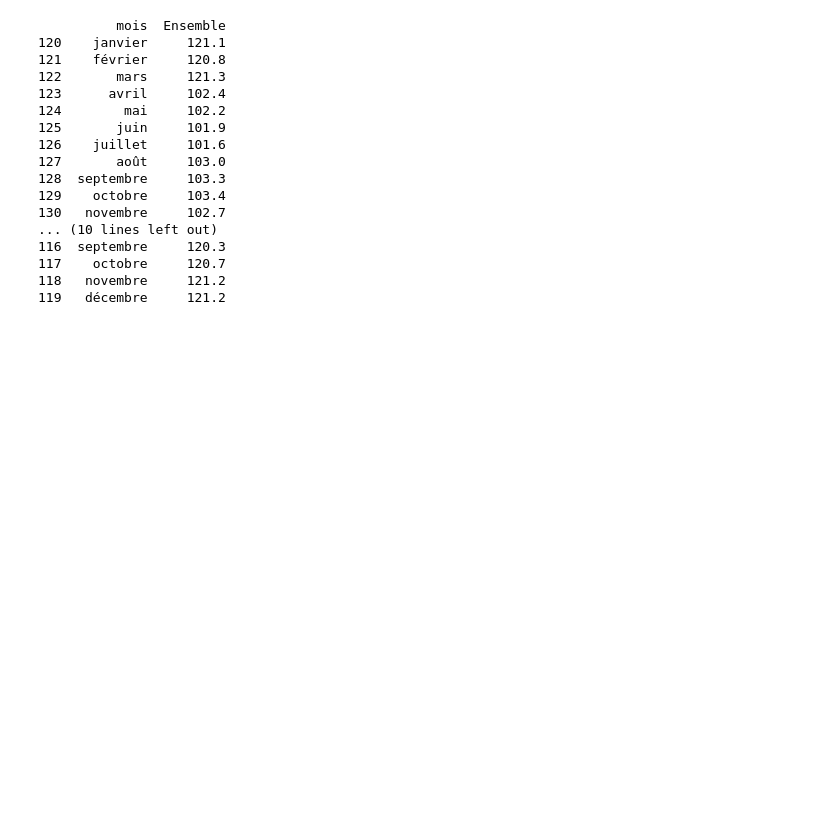
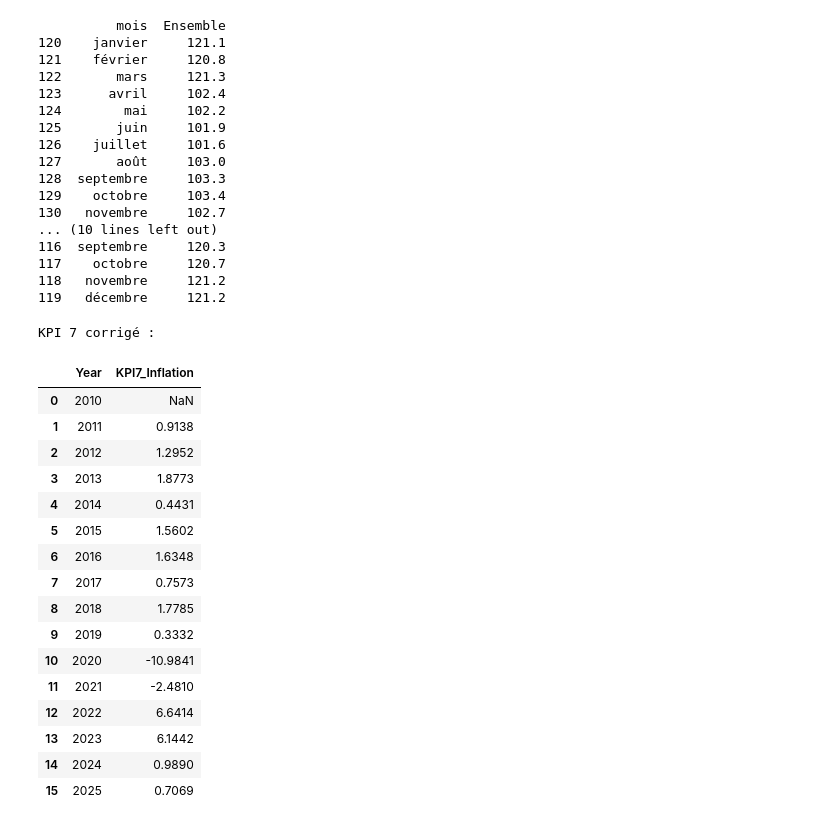
Before and after one commit to JanahAsmae/liberalisation-regime-change-maroc, a Jupyter notebook: notebooks/calcul_kpi.ipynb, the cells around one changed output. Saved outputs shown, nothing was run; the diff lists cells and outputs as text; code cells hidden in the pictures; blank space fills up the shorter version.

```diff
--- a/notebooks/calcul_kpi.ipynb
+++ b/notebooks/calcul_kpi.ipynb
@@ -542,3 +607,50 @@ print(ipc_c[ipc_c['annee'] == 2019][['mois', 'Ensemble']].to_string())
 117    octobre     120.7
 118   novembre     121.2
 119   décembre     121.2
+# %%
+# KPI 7 corrigé — utiliser uniquement les données post-rebasage
+# On calcule l'inflation à partir de la variation mensuelle
+# glissante sur 12 mois pour éviter le problème de rebasage
+
+ipc_c = dfs_dict['ipc_cleaned'].copy()
+MOIS_ORDER = {
+    'janvier':1,'février':2,'mars':3,'avril':4,
+    'mai':5,'juin':6,'juillet':7,'août':8,
+    'septembre':9,'octobre':10,'novembre':11,'décembre':12
+}
+ipc_c['mois_num'] = ipc_c['mois'].map(MOIS_ORDER)
+ipc_c['date'] = pd.to_datetime(
+    ipc_c['annee'].astype(str) + '-' +
+    ipc_c['mois_num'].astype(str) + '-01')
+ipc_c = ipc_c.sort_values('date').reset_index(drop=True)
+
+# Variation glissante 12 mois (mois N vs mois N-12)
+ipc_c['Infl_12m'] = ipc_c['Ensemble'].pct_change(12) * 100
+
+# Moyenne annuelle de l'inflation mensuelle glissante
+kpi7_corr = (ipc_c.groupby('annee')['Infl_12m']
+             .mean().reset_index()
+             .rename(columns={'annee':'Year',
+                              'Infl_12m':'KPI7_Inflation'}))
+
+print("KPI 7 corrigé :")
+display(kpi7_corr.round(4))
+# %% [output]
+KPI 7 corrigé :
+|  | Year | KPI7_Inflation |
+| 0 | 2010 | NaN |
+| 1 | 2011 | 0.9138 |
+| 2 | 2012 | 1.2952 |
+| 3 | 2013 | 1.8773 |
+| 4 | 2014 | 0.4431 |
+| 5 | 2015 | 1.5602 |
+| 6 | 2016 | 1.6348 |
+| 7 | 2017 | 0.7573 |
+| 8 | 2018 | 1.7785 |
+| 9 | 2019 | 0.3332 |
+| 10 | 2020 | -10.9841 |
+| 11 | 2021 | -2.4810 |
+| 12 | 2022 | 6.6414 |
+| 13 | 2023 | 6.1442 |
+| 14 | 2024 | 0.9890 |
+| 15 | 2025 | 0.7069 |
```
Also changed, not shown: parts of 6 cells of this notebook, 16 other files.
